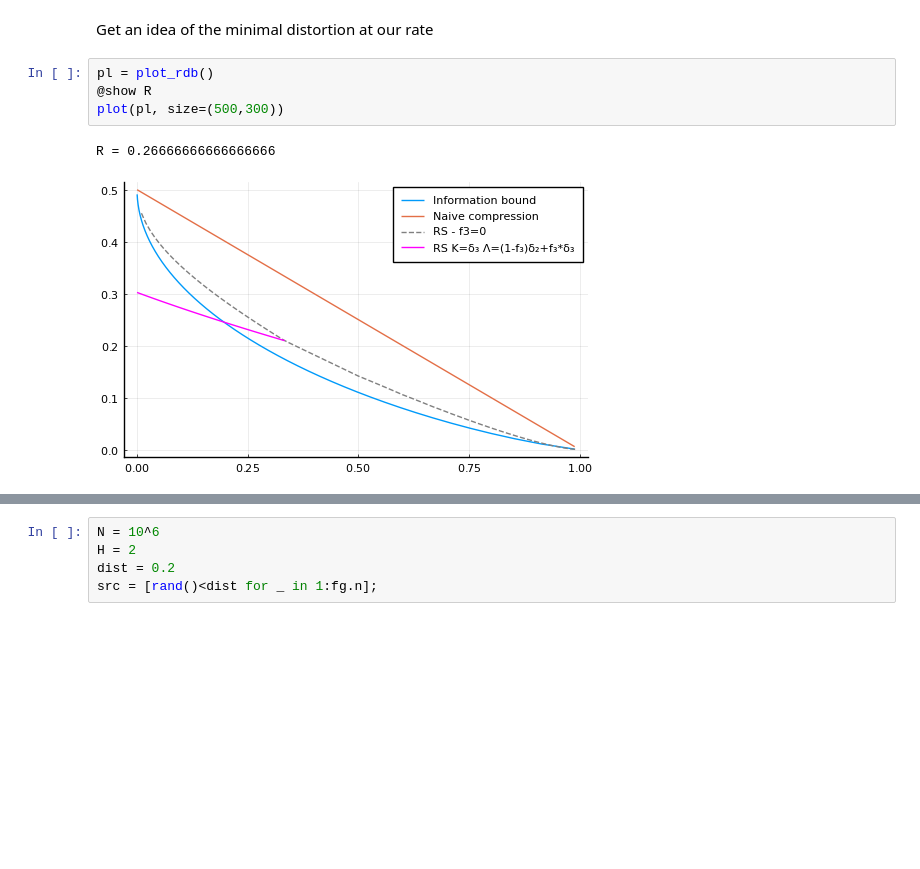
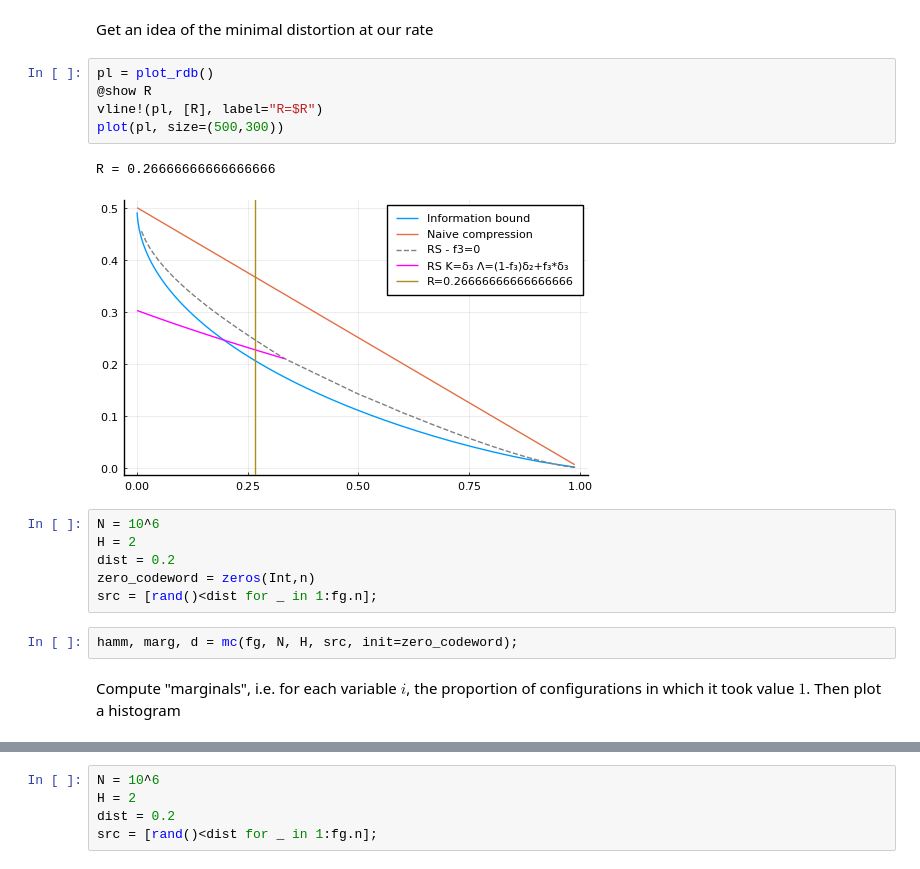
Before and after one commit to stecrotti/sourcecoding, a Jupyter notebook: notebooks/Monte carlo around codeword.ipynb, the cells around one changed output, grey strips where cells are left out. Drawn from its saved outputs; the diff is of its cells as text; blank space fills up the shorter version.

```diff
--- a/notebooks/Monte carlo around codeword.ipynb
+++ b/notebooks/Monte carlo around codeword.ipynb
@@ -73,7 +87,18 @@ Get an idea of the minimal distortion at our rate
 # %%
 pl = plot_rdb()
 @show R
+vline!(pl, [R], label="R=$R")
 plot(pl, size=(500,300))
 # %% [output]
 R = 0.26666666666666666
-[figure, old version]
+[figure, new version]
+# %%
+N = 10^6
+H = 2
+dist = 0.2
+zero_codeword = zeros(Int,n)
+src = [rand()<dist for _ in 1:fg.n];
+# %%
+hamm, marg, d = mc(fg, N, H, src, init=zero_codeword);
+# %% [markdown]
+Compute "marginals", i.e. for each variable $i$, the proportion of configurations in which it took value $1$. Then plot a histogram
```
Also changed, not shown: parts of 32 cells of this notebook, 10 other files.
